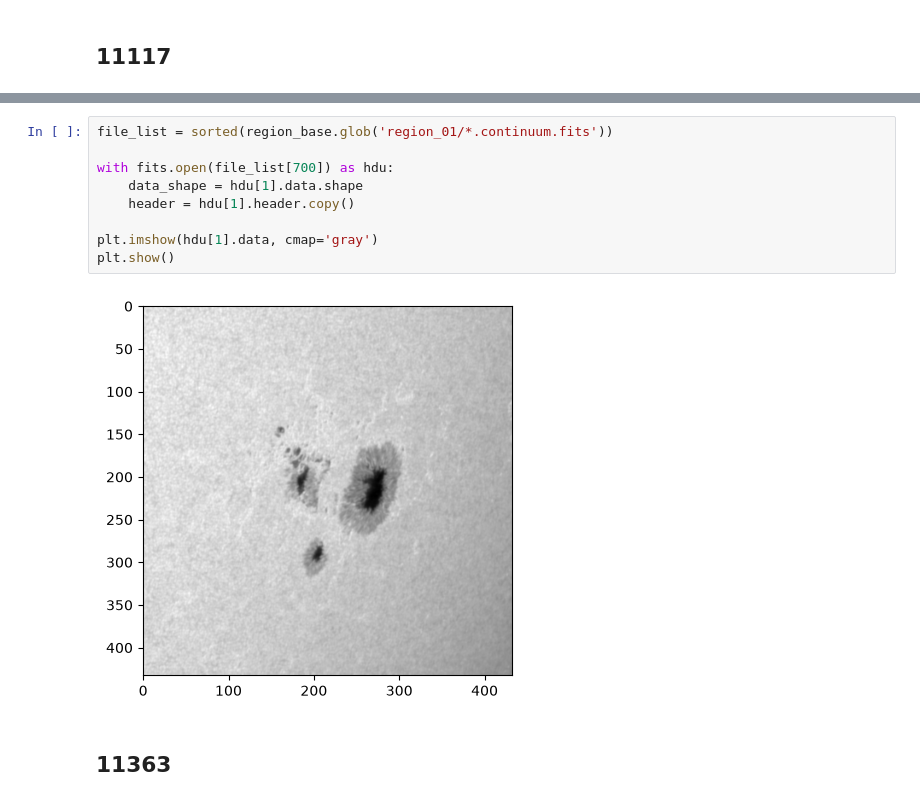
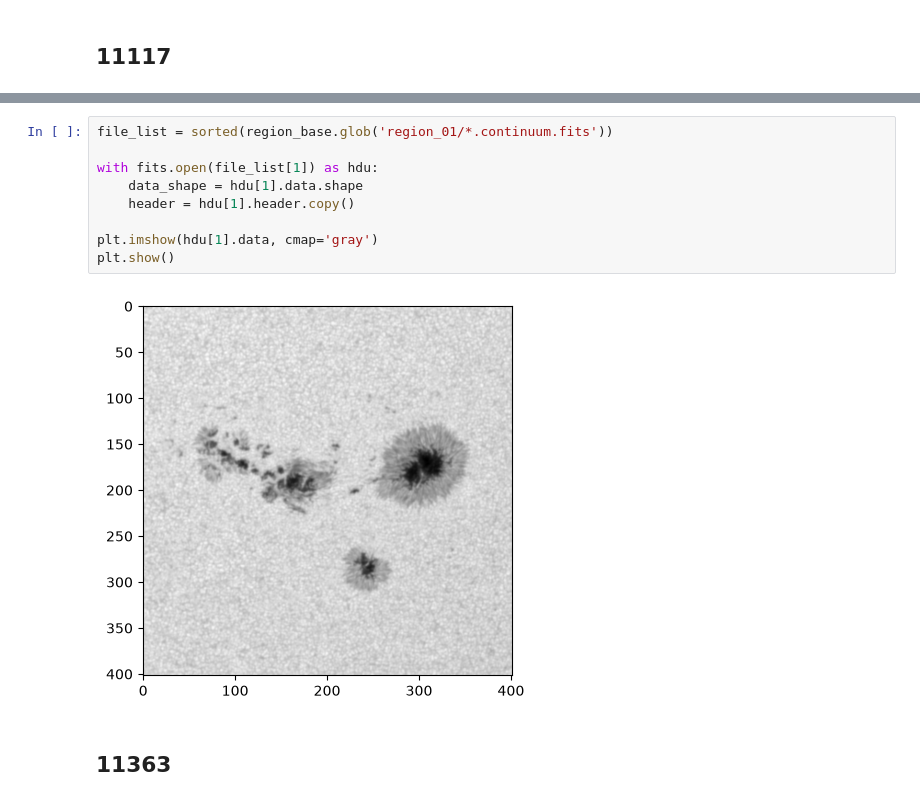
Before and after one commit to thomatrixting/sun_spots_pulsation_review, a Jupyter notebook: notebooks/01A_download_data.ipynb, the cells around one changed output, grey strips where cells are left out. Drawn from its saved outputs; the diff is of its cells as text.

```diff
--- a/notebooks/01A_download_data.ipynb
+++ b/notebooks/01A_download_data.ipynb
@@ -267,14 +193,14 @@ INFO: 119 URLs found for download. Full request totaling 28MB [sunpy.net.jsoc.js
 # %%
 file_list = sorted(region_base.glob('region_01/*.continuum.fits'))
 
-with fits.open(file_list[700]) as hdu:
+with fits.open(file_list[1]) as hdu:
     data_shape = hdu[1].data.shape
     header = hdu[1].header.copy()
 
 plt.imshow(hdu[1].data, cmap='gray')
 plt.show()
 # %% [output]
-[figure, old version]
+[figure, new version]
 # %% [markdown]
 ## 11363
 # %%
```
Also changed, not shown: parts of 7 cells of this notebook, 3 other files.
